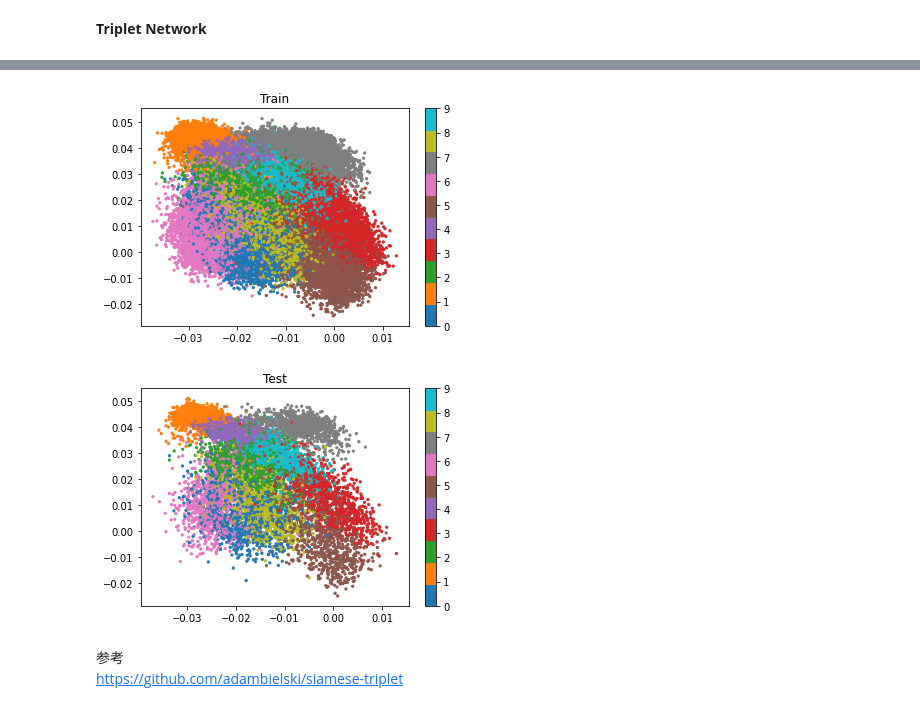
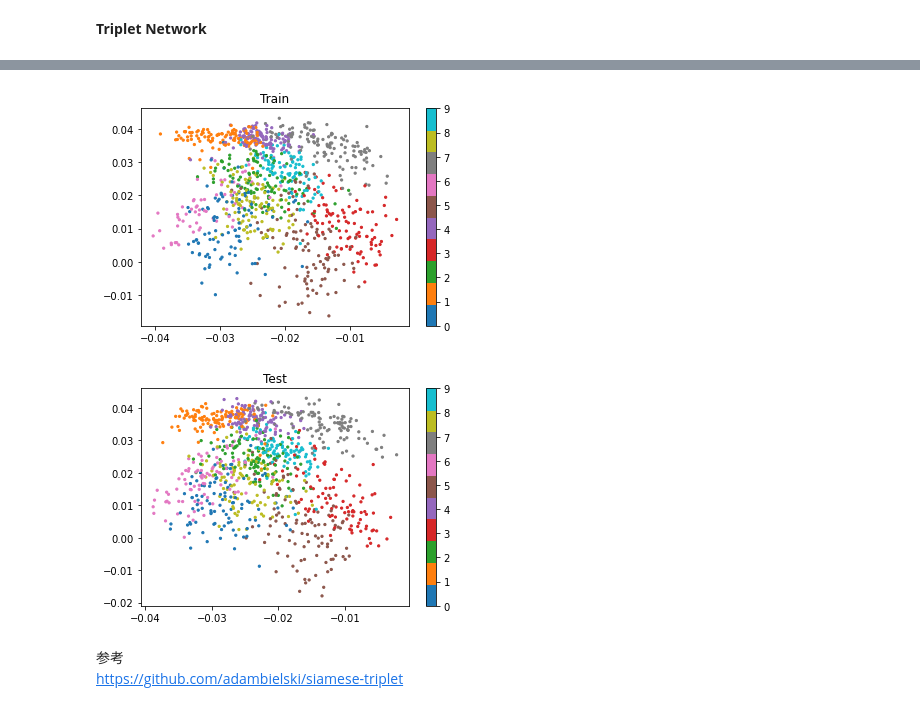
Before and after one commit to namoshi/dl_intro, a Jupyter notebook: triplet.ipynb, the cells around one changed output, grey strips where cells are left out. Saved outputs shown, nothing was run; the diff lists cells and outputs as text; code cells hidden in the pictures.

```diff
--- a/triplet.ipynb
+++ b/triplet.ipynb
@@ -20,7 +20,7 @@ from torch.utils.data import Dataset
 class TripletDataset(Dataset):
   def __init__(self, root, train, download, transform):
     self.data = dataset_train = datasets.MNIST(
-                                  root='~/mnist',
+                                  root='./data',
                                   train=train,
                                   download=download,
                                   transform=transform)
@@ -51,13 +51,13 @@ transform = transforms.Compose([
 batch_size = 1000
 
 dataset_train = TripletDataset(
-    '~/mnist',
+    './data',
     train=True,
     download=True,
     transform=transform)
 
 dataset_test  = TripletDataset(
-    '~/mnist',
+    './data',
     train=False,
     download=True,
     transform=transform)
@@ -201,49 +201,49 @@ import matplotlib.cm as cm
 %matplotlib inline
 
 dataset_plot_train = datasets.MNIST(
-    '~/mnist',
+    './data',
     train=True,
     download=True,
     transform=transform)
 dataset_plot_test  = datasets.MNIST(
-    '~/mnist',
+    './data',
     train=False,
     download=True,
     transform=transform)
 
 dataloader_plot_train = utils.data.DataLoader(dataset_plot_train,
-                                          batch_size=len(dataset_plot_train),
+                                          batch_size=batch_size,
                                           shuffle=True,
                                           num_workers=4)
 dataloader_plot_test  = utils.data.DataLoader(dataset_plot_test,
-                                          batch_size=len(dataset_plot_test),
+                                          batch_size=batch_size,
                                           shuffle=True,
                                           num_workers=4)
 
 ### Train ###
 x, t = iter(dataloader_plot_train).next()
 x = x.to(device)
 y = model.forward_plot(x)
 y = y.cpu().detach().numpy()
 
 plt.scatter(y[:,0], y[:,1], c=t, s=5, cmap=cm.tab10)
 plt.title("Train")
 plt.colorbar()
 plt.show()
 
 ### Test ###
 x, t = iter(dataloader_plot_test).next()
 x = x.to(device)
 y = model.forward_plot(x)
 y = y.cpu().detach().numpy()
 
 plt.scatter(y[:,0], y[:,1], c=t, s=5, cmap=cm.tab10)
 plt.title("Test")
 plt.colorbar()
 plt.show()
 # %% [output]
-[figure, old version]
+[figure, new version]
-[figure, old version]
+[figure, new version]
 # %% [markdown]
 参考<br>
 https://github.com/adambielski/siamese-triplet
```
Also changed, not shown: parts of 1 cell of this notebook, 24 other files.
